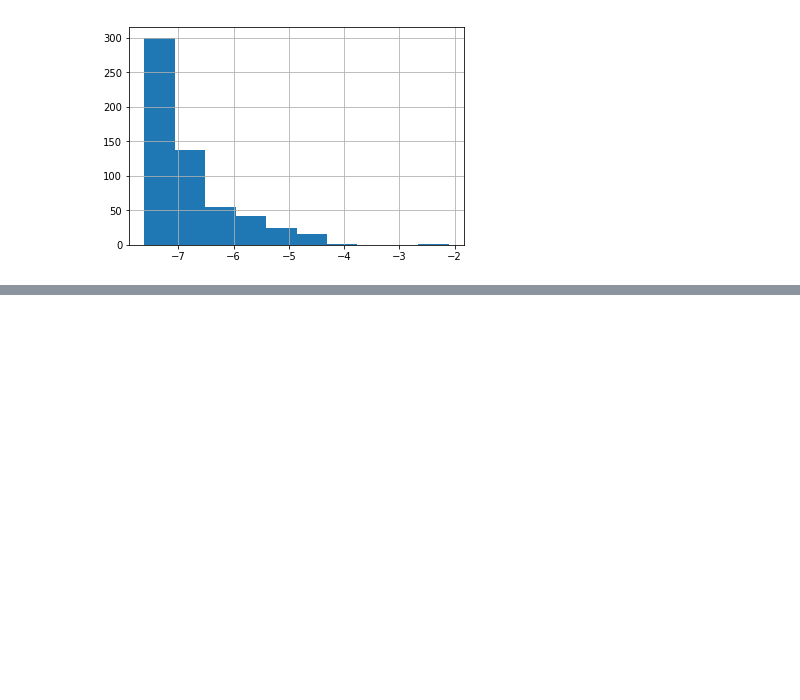
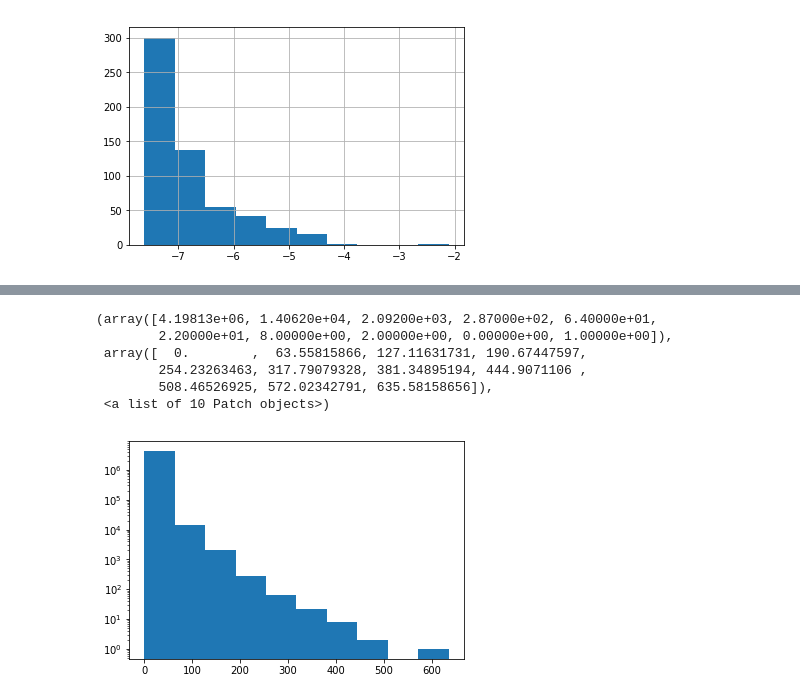
Before and after one commit to songlin-qing/GithubNetworkAnalysis, a Jupyter notebook: snap-2.7/github_snap.ipynb, the cells around one changed output, grey strips where cells are left out. Cells and saved outputs as stored; diff of their text form; code cells hidden in the pictures; blank space fills up the shorter version.

```diff
--- a/snap-2.7/github_snap.ipynb
+++ b/snap-2.7/github_snap.ipynb
@@ -358,0 +408,2 @@ b['weight'].hist()
+# %%
+G, weights = construct_weighted_graph(project_authors_2016_q1)
@@ -358,0 +509,3 @@ b['weight'].hist()
+# %%
+with open('../data/2016_q1_data.pickle', 'rb') as picklefile:
+    q1_data = pickle.load(picklefile)
@@ -358,0 +526,6 @@ b['weight'].hist()
+# %%
+with open('weight1.pickle', 'rb') as picklefile:
+    weights = pickle.load(picklefile)
+# %%
+weights.sort(cmp=lambda x, y: cmp(x[1], y[1]), reverse=True)
+weights[:10]
@@ -358,0 +543,10 @@ b['weight'].hist()
+# %%
+plt.hist([w for edge,w in weights], log=True)
+# %% [output]
+(array([4.19813e+06, 1.40620e+04, 2.09200e+03, 2.87000e+02, 6.40000e+01,
+        2.20000e+01, 8.00000e+00, 2.00000e+00, 0.00000e+00, 1.00000e+00]),
+ array([  0.        ,  63.55815866, 127.11631731, 190.67447597,
+        254.23263463, 317.79079328, 381.34895194, 444.9071106 ,
+        508.46526925, 572.02342791, 635.58158656]),
+ <a list of 10 Patch objects>)
+[figure, added]
```
Also changed, not shown: parts of 25 cells of this notebook, 8 other files.
